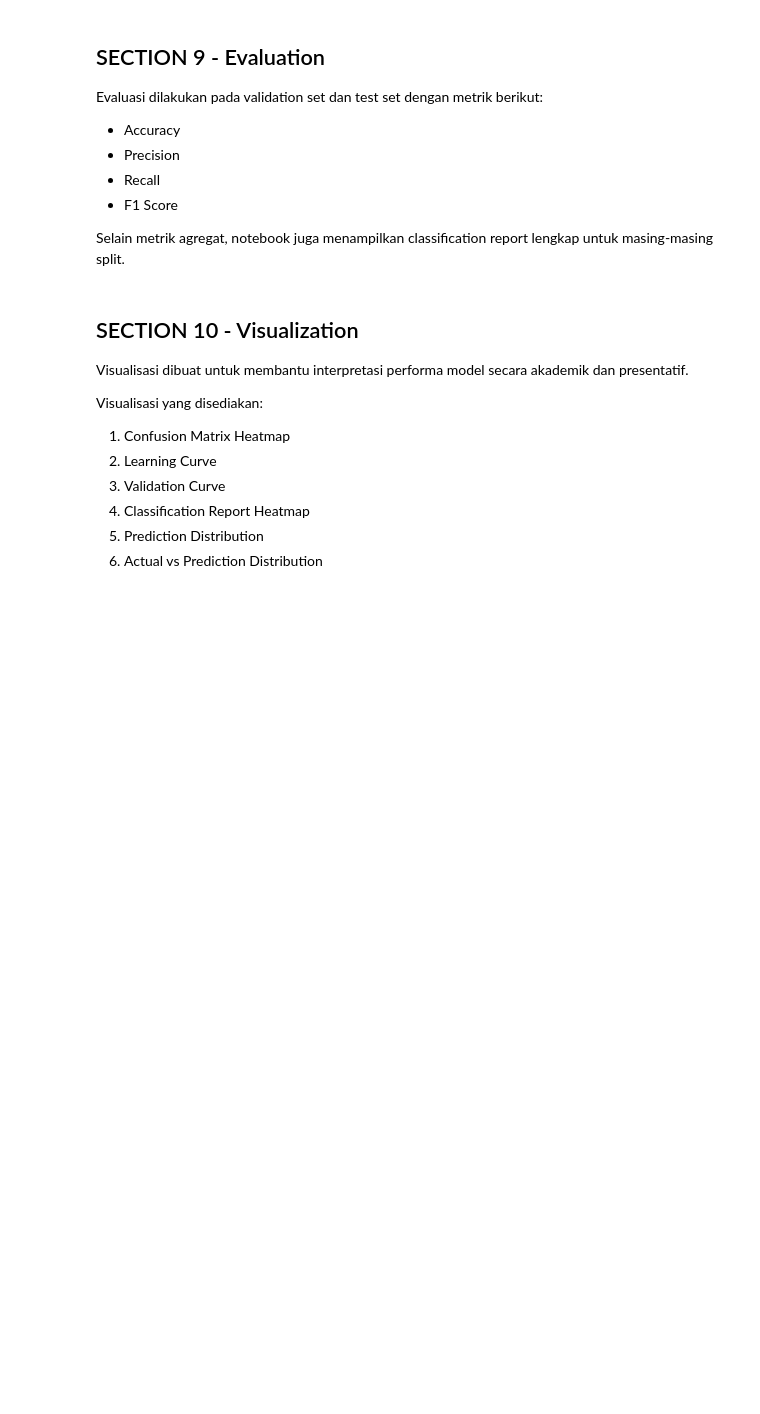
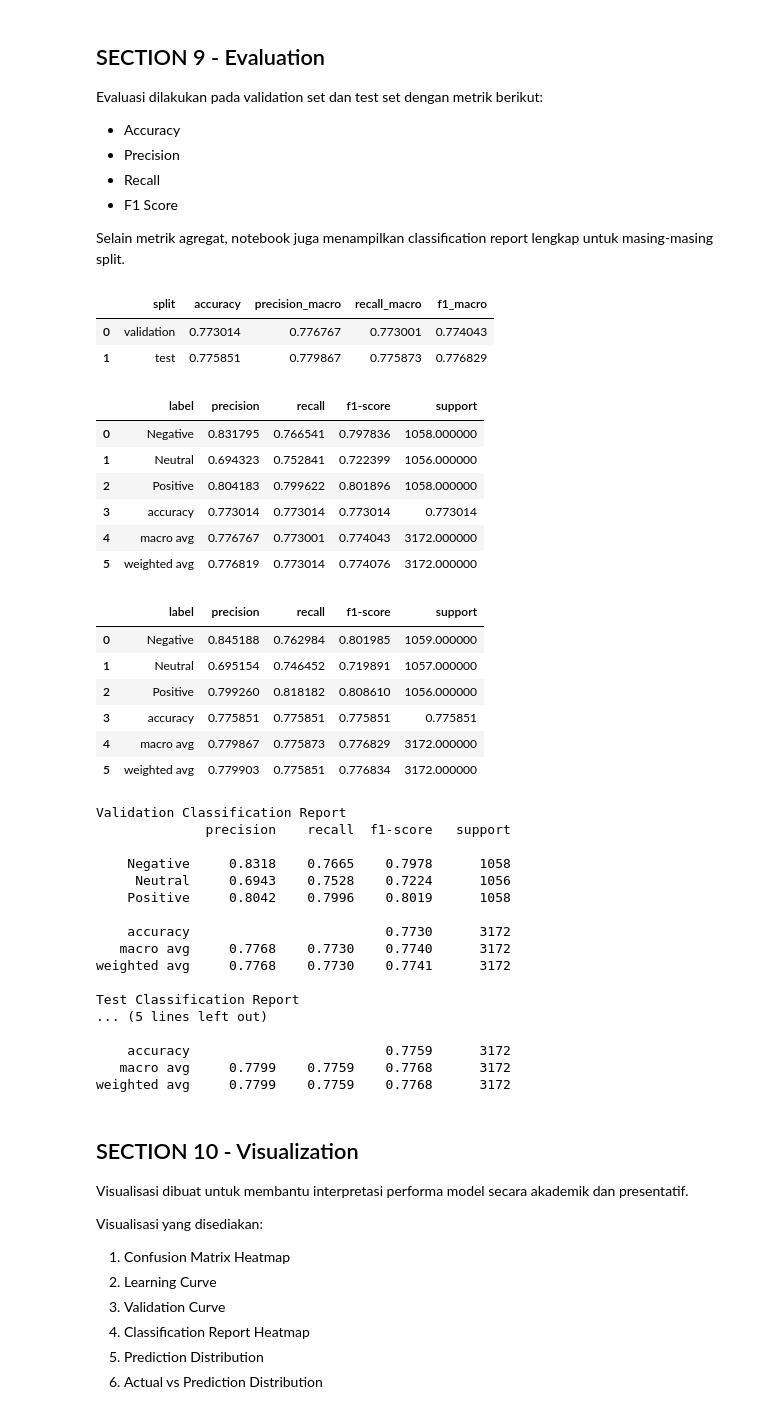
Before and after one commit to Gepx/sigap-ai, a Jupyter notebook: ai/sigap_ai_linear_svm_baseline_sigap_ai.ipynb, the cells around one changed output. Drawn from its saved outputs; the diff is of its cells as text; code cells hidden in the pictures; blank space fills up the shorter version.

```diff
--- a/ai/sigap_ai_linear_svm_baseline_sigap_ai.ipynb
+++ b/ai/sigap_ai_linear_svm_baseline_sigap_ai.ipynb
@@ -403,35 +604,81 @@ Selain metrik agregat, notebook juga menampilkan classification report lengkap u
 def evaluate_model(model, x, y, split_name):
     pred = model.predict(x)
     metrics = {
         'split': split_name,
         'accuracy': accuracy_score(y, pred),
         'precision_macro': precision_score(y, pred, average='macro', zero_division=0),
         'recall_macro': recall_score(y, pred, average='macro', zero_division=0),
         'f1_macro': f1_score(y, pred, average='macro', zero_division=0),
     }
     report_dict = classification_report(
         y,
         pred,
         target_names=label_encoder.classes_,
         output_dict=True,
         zero_division=0,
     )
     report_df = pd.DataFrame(report_dict).T.reset_index().rename(columns={'index': 'label'})
     return metrics, pred, report_df
 
-val_metrics, val_pred, val_report_df = evaluate_model(final_model, X_val, val_y, 'validation')
-test_metrics, test_pred, test_report_df = evaluate_model(final_model, X_test, test_y, 'test')
 
+val_metrics, val_pred, val_report_df = evaluate_model(
+    best_model,
+    X_val_final,
+    val_y,
+    'validation'
+)
+
+test_metrics, test_pred, test_report_df = evaluate_model(
+    best_model,
+    X_test_final,
+    test_y,
+    'test'
+)
 metrics_df = pd.DataFrame([val_metrics, test_metrics])
 display(metrics_df)
 display(val_report_df)
 display(test_report_df)
 
 print('Validation Classification Report')
 print(classification_report(val_y, val_pred, target_names=label_encoder.classes_, digits=4, zero_division=0))
 
 print('Test Classification Report')
 print(classification_report(test_y, test_pred, target_names=label_encoder.classes_, digits=4, zero_division=0))
+# %% [output]
+|  | split | accuracy | precision_macro | recall_macro | f1_macro |
+| 0 | validation | 0.773014 | 0.776767 | 0.773001 | 0.774043 |
+| 1 | test | 0.775851 | 0.779867 | 0.775873 | 0.776829 |
+|  | label | precision | recall | f1-score | support |
+| 0 | Negative | 0.831795 | 0.766541 | 0.797836 | 1058.000000 |
+| 1 | Neutral | 0.694323 | 0.752841 | 0.722399 | 1056.000000 |
+| 2 | Positive | 0.804183 | 0.799622 | 0.801896 | 1058.000000 |
+| 3 | accuracy | 0.773014 | 0.773014 | 0.773014 | 0.773014 |
+| 4 | macro avg | 0.776767 | 0.773001 | 0.774043 | 3172.000000 |
+| 5 | weighted avg | 0.776819 | 0.773014 | 0.774076 | 3172.000000 |
+|  | label | precision | recall | f1-score | support |
+| 0 | Negative | 0.845188 | 0.762984 | 0.801985 | 1059.000000 |
+| 1 | Neutral | 0.695154 | 0.746452 | 0.719891 | 1057.000000 |
+| 2 | Positive | 0.799260 | 0.818182 | 0.808610 | 1056.000000 |
+| 3 | accuracy | 0.775851 | 0.775851 | 0.775851 | 0.775851 |
+| 4 | macro avg | 0.779867 | 0.775873 | 0.776829 | 3172.000000 |
+| 5 | weighted avg | 0.779903 | 0.775851 | 0.776834 | 3172.000000 |
+Validation Classification Report
+              precision    recall  f1-score   support
+
+    Negative     0.8318    0.7665    0.7978      1058
+     Neutral     0.6943    0.7528    0.7224      1056
+    Positive     0.8042    0.7996    0.8019      1058
+
+    accuracy                         0.7730      3172
+   macro avg     0.7768    0.7730    0.7740      3172
+weighted avg     0.7768    0.7730    0.7741      3172
+
+Test Classification Report
+... (5 lines left out)
+
+    accuracy                         0.7759      3172
+   macro avg     0.7799    0.7759    0.7768      3172
+weighted avg     0.7799    0.7759    0.7768      3172
 # %% [markdown]
 ## SECTION 10 - Visualization
 
```
Also changed, not shown: parts of 31 cells of this notebook, 20 other files.
